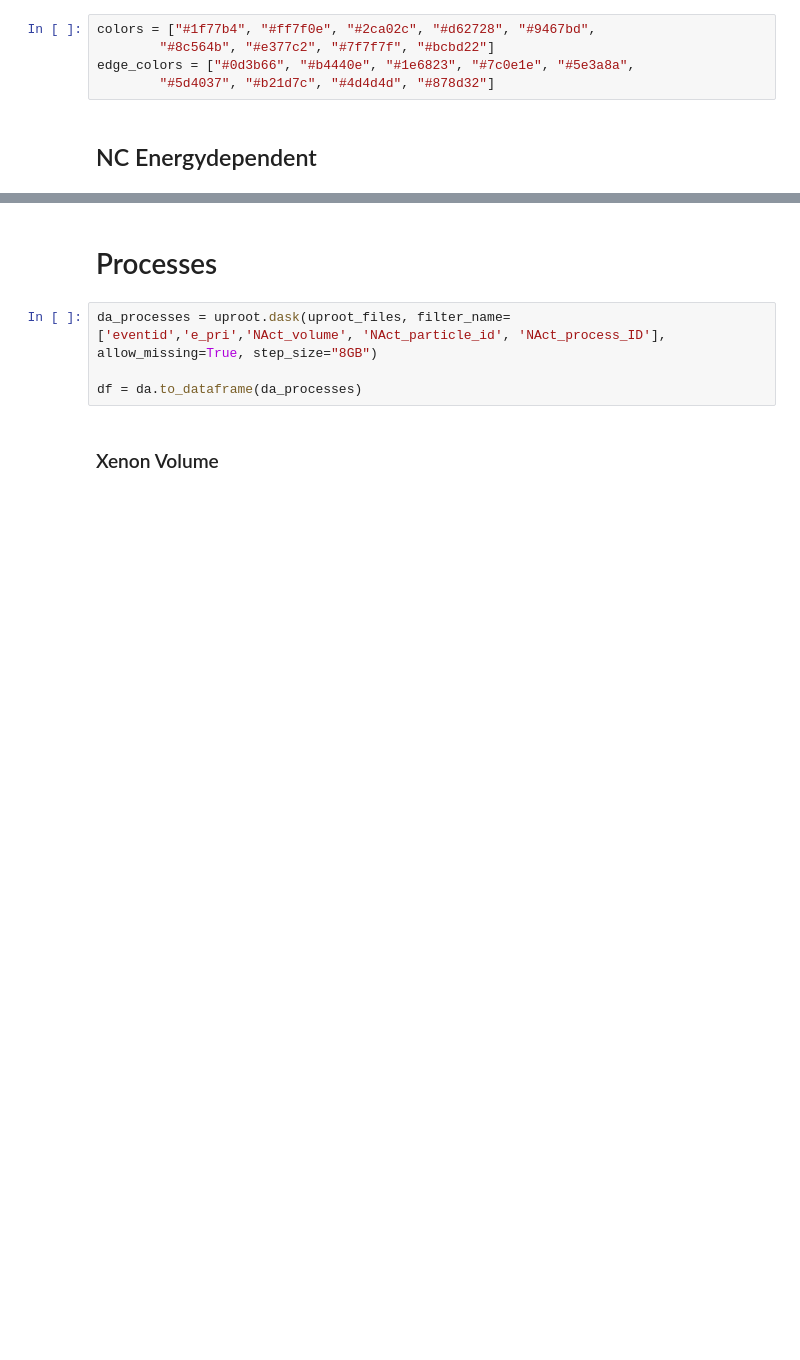
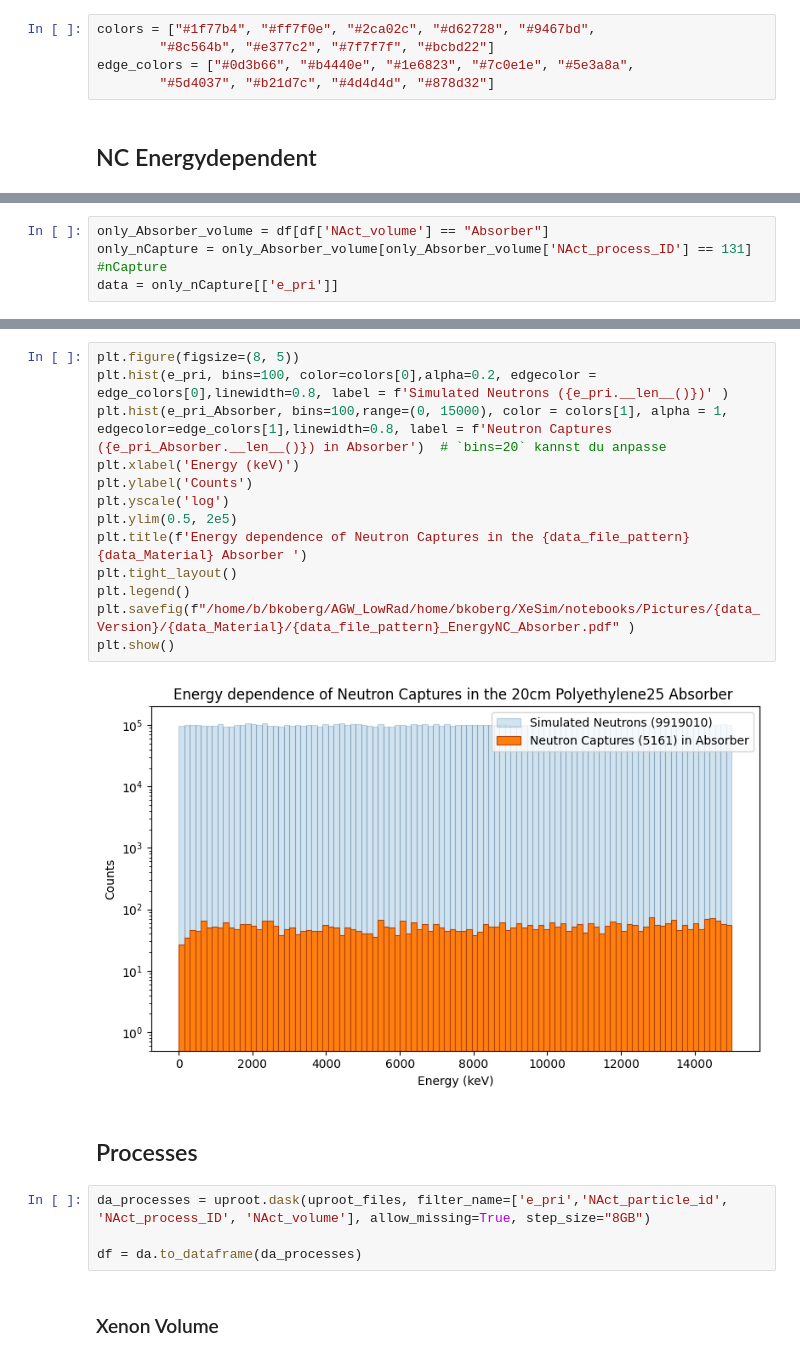
Before and after one commit to B-Koberg/XeSim, a Jupyter notebook: notebooks/Analysis.ipynb, the cells around one changed output, grey strips where cells are left out. Cells and saved outputs as stored; diff of their text form; blank space fills up the shorter version.

```diff
--- a/notebooks/Analysis.ipynb
+++ b/notebooks/Analysis.ipynb
@@ -187,0 +178,4 @@ plt.show()
+# %%
+only_Absorber_volume = df[df['NAct_volume'] == "Absorber"]
+only_nCapture = only_Absorber_volume[only_Absorber_volume['NAct_process_ID'] == 131]  #nCapture
+data = only_nCapture[['e_pri']]
@@ -188,7 +189,22 @@ plt.show()
+# %%
+plt.figure(figsize=(8, 5))
+plt.hist(e_pri, bins=100, color=colors[0],alpha=0.2, edgecolor = edge_colors[0],linewidth=0.8, label = f'Simulated Neutrons ({e_pri.__len__()})' )
+plt.hist(e_pri_Absorber, bins=100,range=(0, 15000), color = colors[1], alpha = 1, edgecolor=edge_colors[1],linewidth=0.8, label = f'Neutron Captures ({e_pri_Absorber.__len__()}) in Absorber')  # `bins=20` kannst du anpasse
+plt.xlabel('Energy (keV)')
+plt.ylabel('Counts')
+plt.yscale('log')
+plt.ylim(0.5, 2e5)
+plt.title(f'Energy dependence of Neutron Captures in the {data_file_pattern} {data_Material} Absorber ')
+plt.tight_layout()
+plt.legend()
+plt.savefig(f"/home/b/bkoberg/AGW_LowRad/home/bkoberg/XeSim/notebooks/Pictures/{data_Version}/{data_Material}/{data_file_pattern}_EnergyNC_Absorber.pdf" )
+plt.show()
+# %% [output]
+[figure, added]
 # %% [markdown]
-# Processes
+## Processes
 # %%
-da_processes = uproot.dask(uproot_files, filter_name=['eventid','e_pri','NAct_volume', 'NAct_particle_id', 'NAct_process_ID'], allow_missing=True, step_size="8GB")
+da_processes = uproot.dask(uproot_files, filter_name=['e_pri','NAct_particle_id', 'NAct_process_ID', 'NAct_volume'], allow_missing=True, step_size="8GB")
 
 df = da.to_dataframe(da_processes)
 # %% [markdown]
```
Also changed, not shown: parts of 29 cells of this notebook, 37 other files.
